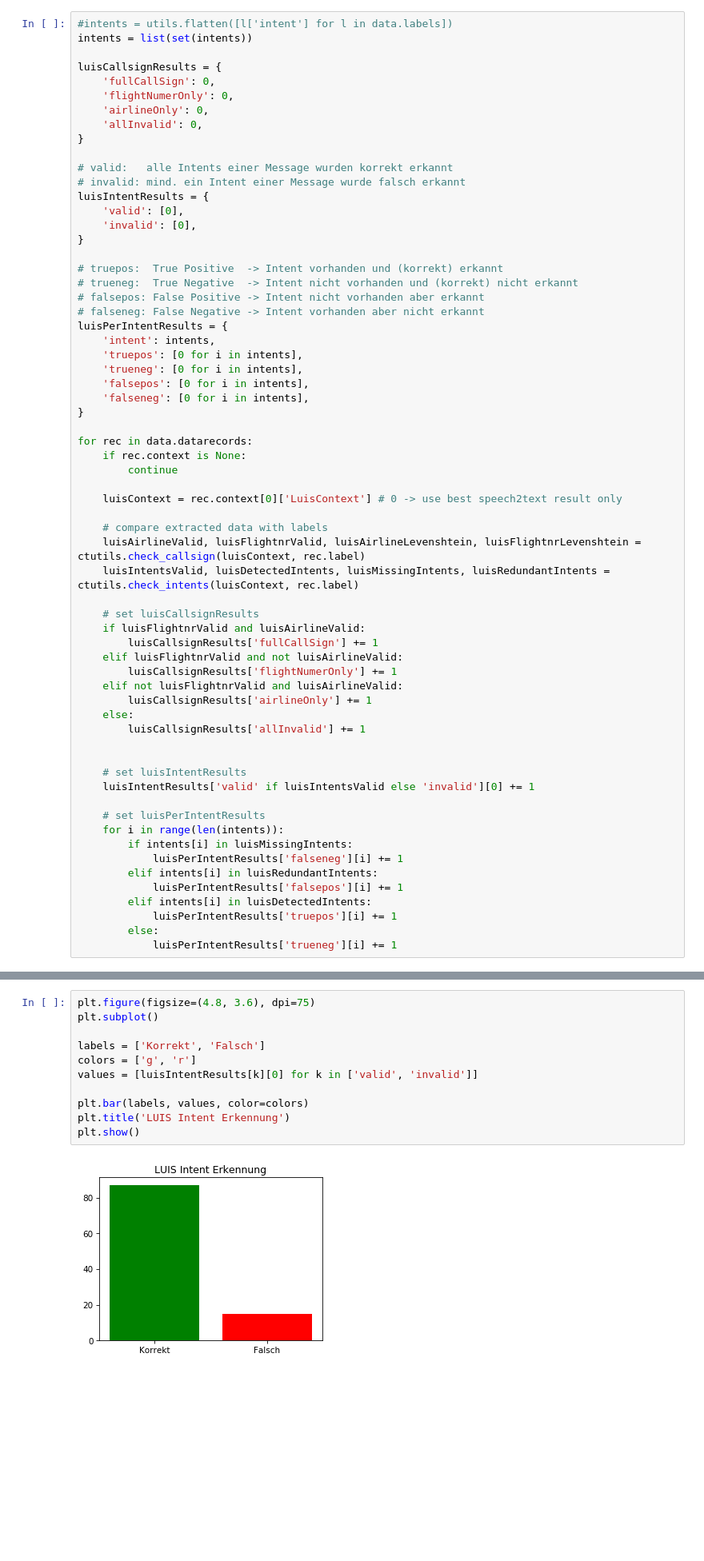
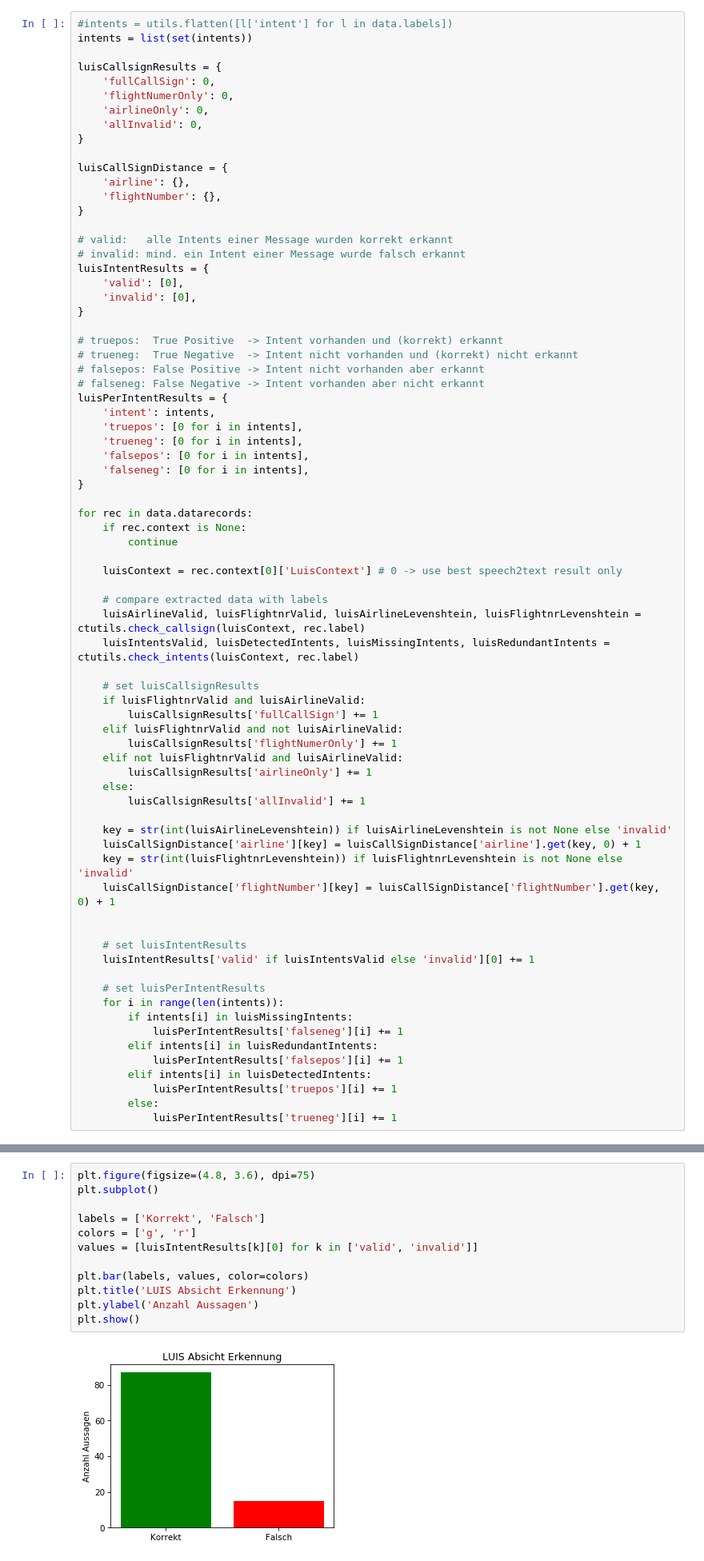
Before and after one commit to vettaioa/FluLoS-Code, a Jupyter notebook: calculation/context/ContextErrorRate.ipynb, the cells around one changed output, grey strips where cells are left out. Shown at 80% size. Cells and saved outputs as stored; diff of their text form; blank space fills up the shorter version.

Commit message:
added new diagrams unified diagram labels

```diff
--- a/calculation/context/ContextErrorRate.ipynb
+++ b/calculation/context/ContextErrorRate.ipynb
@@ -218,6 +225,11 @@ luisCallsignResults = {
     'flightNumerOnly': 0,
     'airlineOnly': 0,
     'allInvalid': 0,
+}
+
+luisCallSignDistance = {
+    'airline': {},
+    'flightNumber': {},
 }
 
 # valid:   alle Intents einer Message wurden korrekt erkannt
@@ -259,6 +271,11 @@ for rec in data.datarecords:
     else:
         luisCallsignResults['allInvalid'] += 1
 
+    key = str(int(luisAirlineLevenshtein)) if luisAirlineLevenshtein is not None else 'invalid'
+    luisCallSignDistance['airline'][key] = luisCallSignDistance['airline'].get(key, 0) + 1
+    key = str(int(luisFlightnrLevenshtein)) if luisFlightnrLevenshtein is not None else 'invalid'
+    luisCallSignDistance['flightNumber'][key] = luisCallSignDistance['flightNumber'].get(key, 0) + 1
+
 
     # set luisIntentResults
     luisIntentResults['valid' if luisIntentsValid else 'invalid'][0] += 1
@@ -340,16 +459,17 @@ plt.show()
 # %%
 plt.figure(figsize=(4.8, 3.6), dpi=75)
 plt.subplot()
 
 labels = ['Korrekt', 'Falsch']
 colors = ['g', 'r']
 values = [luisIntentResults[k][0] for k in ['valid', 'invalid']]
 
 plt.bar(labels, values, color=colors)
-plt.title('LUIS Intent Erkennung')
+plt.title('LUIS Absicht Erkennung')
+plt.ylabel('Anzahl Aussagen')
 plt.show()
 # %% [output]
-[figure, old version]
+[figure, new version]
 # %% [markdown]
 **Sensitivity and Specificity of the LUIS intent recognition**
 # %%
```
Also changed, not shown: parts of 38 cells of this notebook.
